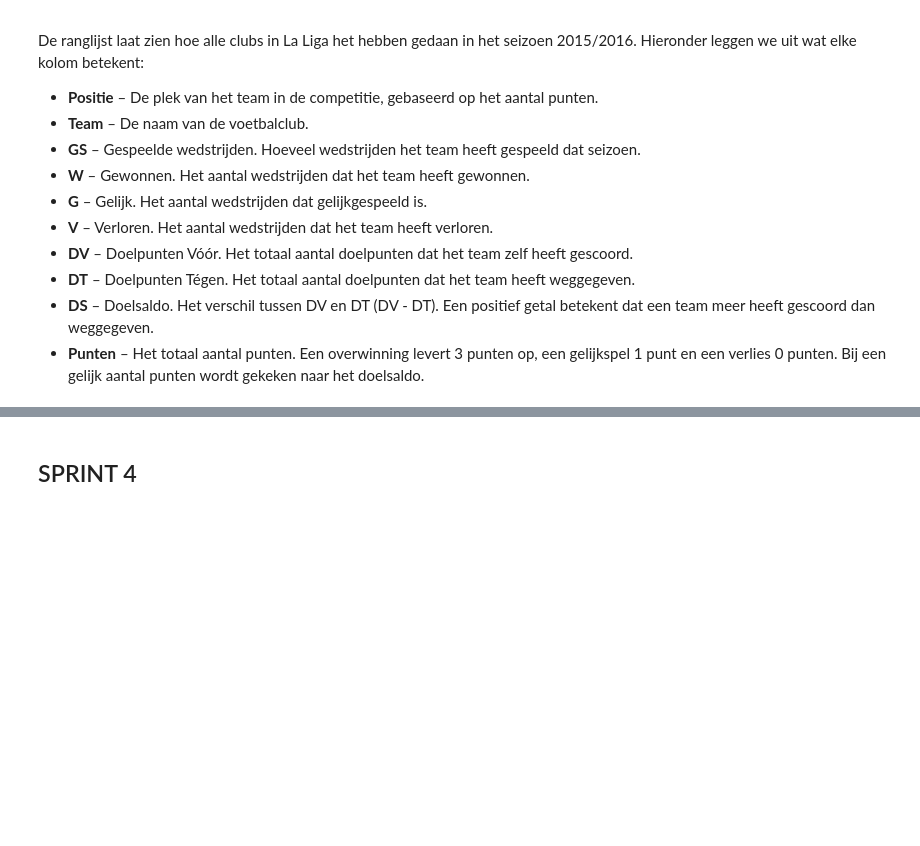
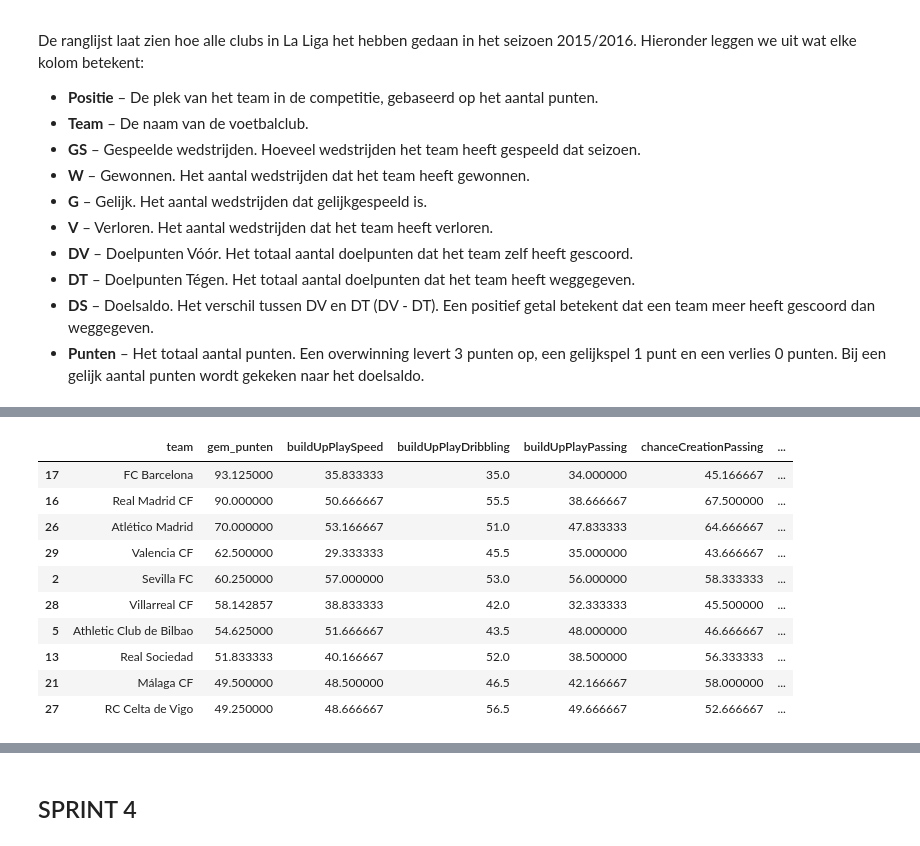
Before and after one commit to Ardjun6/Groep6-datalab2, a Jupyter notebook: fc_barcelona_analysis.ipynb, the cells around one changed output, grey strips where cells are left out. Drawn from its saved outputs; the diff is of its cells as text; code cells hidden in the pictures; blank space fills up the shorter version.

```diff
--- a/fc_barcelona_analysis.ipynb
+++ b/fc_barcelona_analysis.ipynb
@@ -732,0 +763,82 @@ for var in variabelen:
+# %%
+def haal_teameigenschappen_op(conn):
+    """
+    Haalt de bruikbare teameigenschappen op, één rij per team.
+
+    Numerieke eigenschappen middelen we; categoriale eigenschappen nemen we
+    via de modus (meest voorkomende waarde). Identifiers, datum en de afgeleide
+    `...Class`-kolommen laten we weg.
+
+    Parameters
+    ----------
+    conn : sqlite3.Connection
+        Actieve databaseverbinding.
+
+    Returns
+    -------
+    pd.DataFrame
+        Kolommen: team_api_id + 9 numerieke + 3 categoriale eigenschappen
+    """
+    query = """
+        SELECT team_api_id,
+               buildUpPlaySpeed, buildUpPlayDribbling, buildUpPlayPassing,
+               chanceCreationPassing, chanceCreationCrossing, chanceCreationShooting,
+               defencePressure, defenceAggression, defenceTeamWidth,
+               buildUpPlayPositioningClass,
+               chanceCreationPositioningClass,
+               defenceDefenderLineClass
+        FROM Team_Attributes
+    """
+    df = pd.read_sql_query(query, conn)
+
+    num_cols = ['buildUpPlaySpeed', 'buildUpPlayDribbling', 'buildUpPlayPassing',
+                'chanceCreationPassing', 'chanceCreationCrossing', 'chanceCreationShooting',
+                'defencePressure', 'defenceAggression', 'defenceTeamWidth']
+    cat_cols = ['buildUpPlayPositioningClass',
+                'chanceCreationPositioningClass',
+                'defenceDefenderLineClass']
+
+    num_gem = df.groupby('team_api_id')[num_cols].mean().reset_index()
+    cat_gem = (df.groupby('team_api_id')[cat_cols]
+                 .agg(lambda x: x.mode().iloc[0] if not x.mode().empty else None)
+                 .reset_index())
+    return num_gem.merge(cat_gem, on='team_api_id')
+
+
+def bouw_analyse_dataframe(conn, league_id):
+    """
+    Bouwt het analyse-dataframe: gemiddelde punten per team + teameigenschappen.
+
+    Stappen:
+    1. Punten per team per seizoen ophalen (functie uit 1C) en middelen per team.
+    2. Teameigenschappen per team ophalen.
+    3. Samenvoegen op team_api_id en die identifier daarna weghalen.
+
+    Parameters
+    ----------
+    conn : sqlite3.Connection
+        Actieve databaseverbinding.
+    league_id : int
+        Het ID van de competitie.
+
+    Returns
+    -------
+    pd.DataFrame
+        Kolommen: team, gem_punten + 9 numerieke + 3 categoriale eigenschappen
+    """
+    punten = punten_per_team_per_seizoen(conn, league_id)
+    gem_punten = (punten.groupby(['team_api_id', 'team'], as_index=False)['punten']
+                        .mean()
+                        .rename(columns={'punten': 'gem_punten'}))
+
+    eigenschappen = haal_teameigenschappen_op(conn)
+
+    df = gem_punten.merge(eigenschappen, on='team_api_id', how='inner')
+    return df.drop(columns='team_api_id')
+
+analyse_df = bouw_analyse_dataframe(bar.conn, LALIGA_ID)
+
+print(f"Vorm van het samengevoegde dataframe: {analyse_df.shape}")
+print(f"Kolommen: {list(analyse_df.columns)}")
+display(analyse_df.sort_values('gem_punten', ascending=False).head(10))
+# %% [output]
@@ -732,0 +847,11 @@ for var in variabelen:
+|  | team | gem_punten | buildUpPlaySpeed | buildUpPlayDribbling | buildUpPlayPassing | chanceCreationPassing | ... |
+| 17 | FC Barcelona | 93.125000 | 35.833333 | 35.0 | 34.000000 | 45.166667 | ... |
+| 16 | Real Madrid CF | 90.000000 | 50.666667 | 55.5 | 38.666667 | 67.500000 | ... |
+| 26 | Atlético Madrid | 70.000000 | 53.166667 | 51.0 | 47.833333 | 64.666667 | ... |
+| 29 | Valencia CF | 62.500000 | 29.333333 | 45.5 | 35.000000 | 43.666667 | ... |
+| 2 | Sevilla FC | 60.250000 | 57.000000 | 53.0 | 56.000000 | 58.333333 | ... |
+| 28 | Villarreal CF | 58.142857 | 38.833333 | 42.0 | 32.333333 | 45.500000 | ... |
+| 5 | Athletic Club de Bilbao | 54.625000 | 51.666667 | 43.5 | 48.000000 | 46.666667 | ... |
+| 13 | Real Sociedad | 51.833333 | 40.166667 | 52.0 | 38.500000 | 56.333333 | ... |
+| 21 | Málaga CF | 49.500000 | 48.500000 | 46.5 | 42.166667 | 58.000000 | ... |
+| 27 | RC Celta de Vigo | 49.250000 | 48.666667 | 56.5 | 49.666667 | 52.666667 | ... |
```
Also changed, not shown: parts of 31 cells of this notebook, 1 other file.
